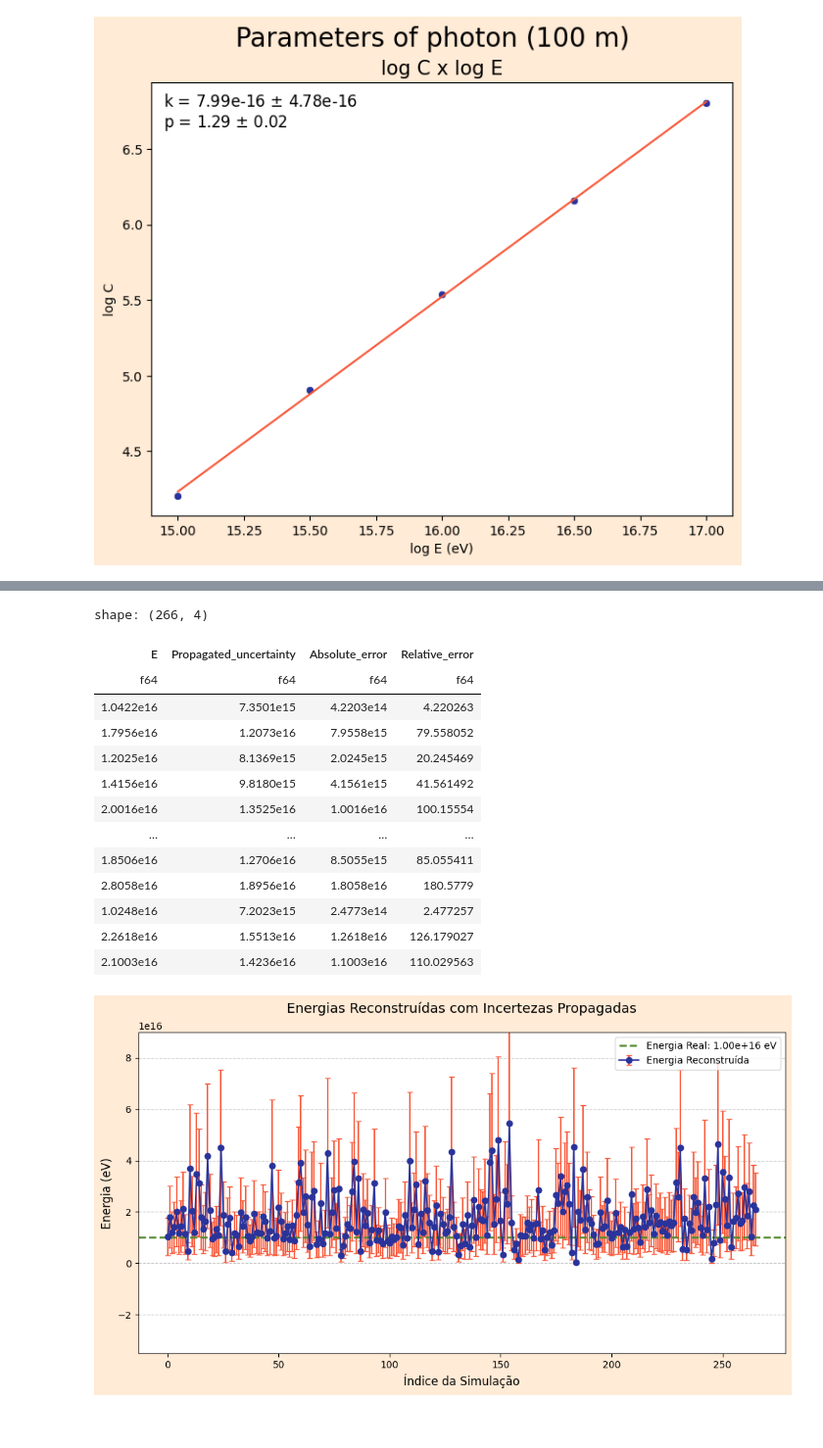
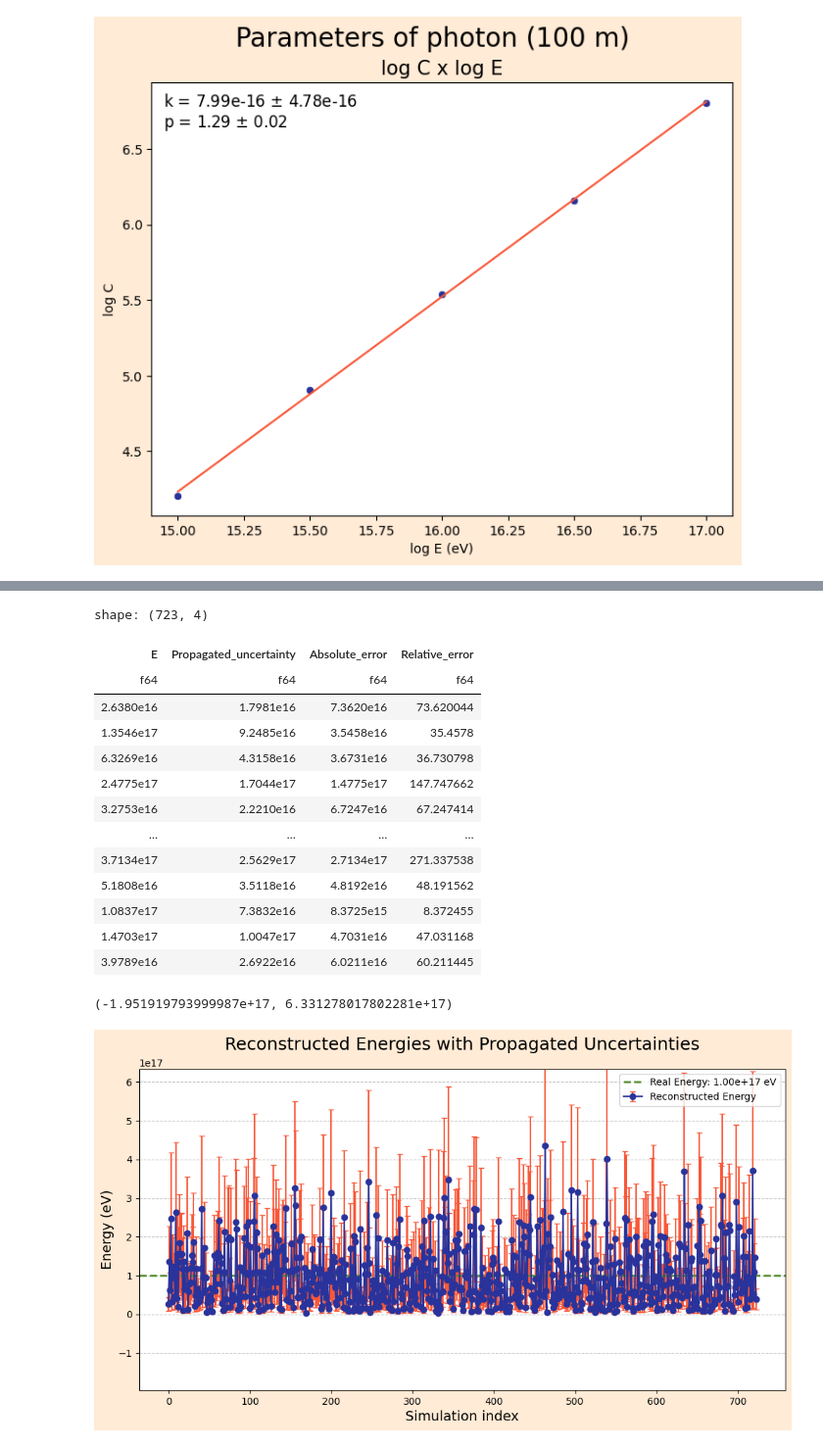
Before and after one commit to lucas-orfei/mestrado, a Jupyter notebook: metodo1_array_10x10_photon.ipynb, the cells around one changed output, grey strips where cells are left out. Shown at 98% size. Saved outputs shown, nothing was run; the diff lists cells and outputs as text; code cells hidden in the pictures.

```diff
--- a/metodo1_array_10x10_photon.ipynb
+++ b/metodo1_array_10x10_photon.ipynb
@@ -6,7 +6,7 @@ import seaborn as sns
 # %%
 # Leitura do arquivo
 
-caminho_arquivo = 'tratados_10x10det/photon/photon1E16_array'
+caminho_arquivo = 'tratados_10x10det/photon/photon1E17_array'
 
 df = pl.read_csv(caminho_arquivo, has_header= False).filter(pl.col('column_1').str.contains('TRIG'))
 
@@ -487,6 +487,8 @@ y_cols = [f"rho_{i+1}" for i in range(100)]
 
 x = df.select(x_cols).to_numpy()
 y = df.select(y_cols).to_numpy()
+
+a_std = df['a'].std()
 
 #for i in range(len(x)):
 #    print(f"Linha {i}: x = {x[i]}, y = {y[i]}")
@@ -516,7 +518,7 @@ for i in range(len(x)):
         rmse = np.sqrt(np.mean((rho - y_pred)**2))
 
         parameters.append([popt[0], a_fixed, popt[1]])
-        uncertainties.append([perr[0], 0, perr[1]])
+        uncertainties.append([perr[0], a_std, perr[1]])
         #parameters.append(popt)
         #uncertainties.append(perr)
         r_squared_list.append(r_sq)
@@ -959,20 +1037,20 @@ df3 = pl.DataFrame(data)
 
 df3
 # %% [output]
-shape: (266, 4)
+shape: (723, 4)
 | E | Propagated_uncertainty | Absolute_error | Relative_error |
 | f64 | f64 | f64 | f64 |
-| 1.0422e16 | 7.3501e15 | 4.2203e14 | 4.220263 |
-| 1.7956e16 | 1.2073e16 | 7.9558e15 | 79.558052 |
-| 1.2025e16 | 8.1369e15 | 2.0245e15 | 20.245469 |
-| 1.4156e16 | 9.8180e15 | 4.1561e15 | 41.561492 |
-| 2.0016e16 | 1.3525e16 | 1.0016e16 | 100.15554 |
+| 2.6380e16 | 1.7981e16 | 7.3620e16 | 73.620044 |
+| 1.3546e17 | 9.2485e16 | 3.5458e16 | 35.4578 |
+| 6.3269e16 | 4.3158e16 | 3.6731e16 | 36.730798 |
+| 2.4775e17 | 1.7044e17 | 1.4775e17 | 147.747662 |
+| 3.2753e16 | 2.2210e16 | 6.7247e16 | 67.247414 |
 | … | … | … | … |
-| 1.8506e16 | 1.2706e16 | 8.5055e15 | 85.055411 |
-| 2.8058e16 | 1.8956e16 | 1.8058e16 | 180.5779 |
-| 1.0248e16 | 7.2023e15 | 2.4773e14 | 2.477257 |
-| 2.2618e16 | 1.5513e16 | 1.2618e16 | 126.179027 |
-| 2.1003e16 | 1.4236e16 | 1.1003e16 | 110.029563 |
+| 3.7134e17 | 2.5629e17 | 2.7134e17 | 271.337538 |
+| 5.1808e16 | 3.5118e16 | 4.8192e16 | 48.191562 |
+| 1.0837e17 | 7.3832e16 | 8.3725e15 | 8.372455 |
+| 1.4703e17 | 1.0047e17 | 4.7031e16 | 47.031168 |
+| 3.9789e16 | 2.6922e16 | 6.0211e16 | 60.211445 |
 # %%
 x = np.arange(len(E_nominal))
 
@@ -982,37 +1060,39 @@ ax = plt.gca()
 plt.errorbar(
     x,
     E_nominal,
     yerr=E_error,
     fmt='-o',
     color='#29339B',
     ecolor='#F95738',
     elinewidth=1.5,
     capsize=3,
     #alpha=0.7,
-    label='Energia Reconstruída'
+    label='Reconstructed Energy'
 )
 
 plt.axhline(
     E_real,
     color='#548C2F',
     linestyle='--',
     linewidth=2,
-    label=f'Energia Real: {E_real:.2e} eV'
+    label=f'Real Energy: {E_real:.2e} eV'
 )
 
-plt.xlabel('Índice da Simulação', size=12)
-plt.ylabel('Energia (eV)', size=12)
-plt.title('Energias Reconstruídas com Incertezas Propagadas', size=14, pad=20)
+plt.xlabel('Simulation index', size=14)
+plt.ylabel('Energy (eV)', size=14)
+plt.title('Reconstructed Energies with Propagated Uncertainties', size=18, pad=20)
 
 # Adicionar legenda e grid
 plt.legend(loc='upper right', fontsize=10)
 plt.grid(axis='y', linestyle='--', alpha=0.7)
 
 plt.ylim(
     min(E_nominal) - 3 * np.mean(E_error),
     max(E_nominal) + 3 * np.mean(E_error)
 )
 
-plt.show()
+
+#plt.savefig('plots/' + name.split(' ')[0].lower() +'/energy_error'+ caminho_arquivo.split('/')[-1] + '_array.png',bbox_inches = 'tight')
 # %% [output]
+(-1.951919793999987e+17, 6.331278017802281e+17)
-[figure, old version]
+[figure, new version]
```
Also changed, not shown: parts of 22 cells of this notebook, 3 other files.
